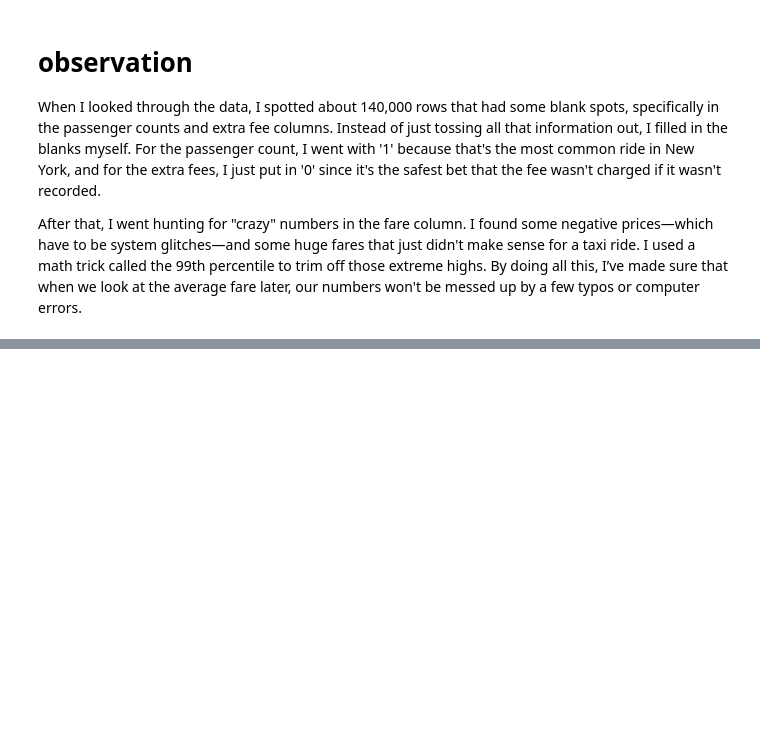
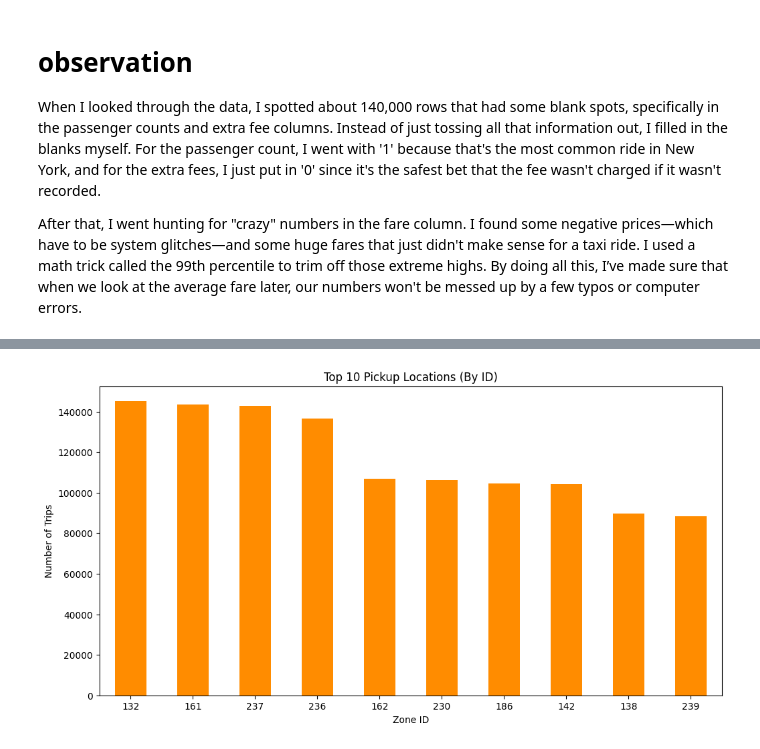
Before and after one commit to bhoomikabrundu7/nyc-taxi-data-analysis, a Jupyter notebook: notebooks/exploration.ipynb, the cells around one changed output, grey strips where cells are left out. Drawn from its saved outputs; the diff is of its cells as text; code cells hidden in the pictures; blank space fills up the shorter version.

```diff
--- a/notebooks/exploration.ipynb
+++ b/notebooks/exploration.ipynb
@@ -164,0 +213,13 @@ After that, I went hunting for "crazy" numbers in the fare column. I found some
+# %%
+
+top_10_zones = df['PULocationID'].value_counts().head(10)
+
+plt.figure(figsize=(12, 6))
+top_10_zones.plot(kind='bar', color='darkorange')
+plt.title('Top 10 Pickup Locations (By ID)')
+plt.xlabel('Zone ID')
+plt.ylabel('Number of Trips')
+plt.xticks(rotation=0)
+plt.show()
+# %% [output]
+[figure, added]
```
Also changed, not shown: parts of 3 cells of this notebook.
